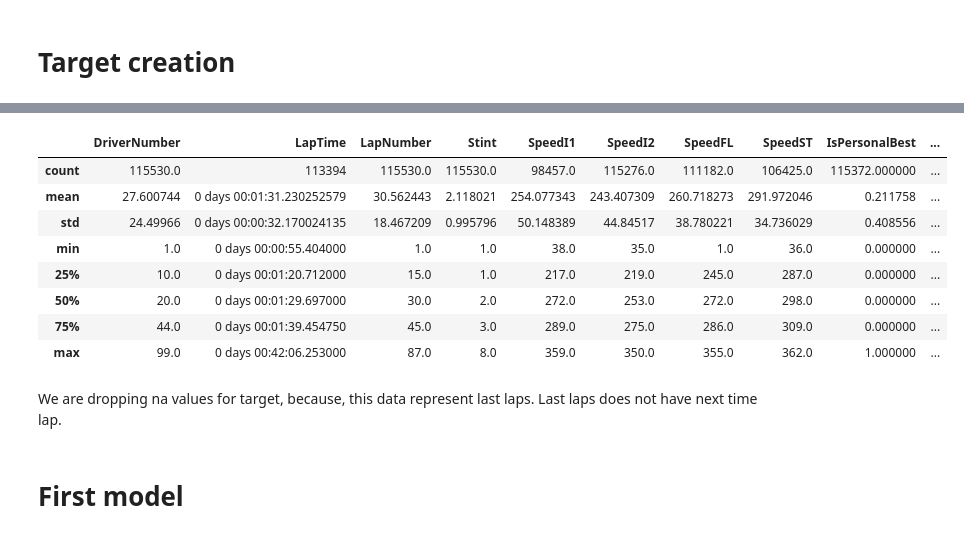
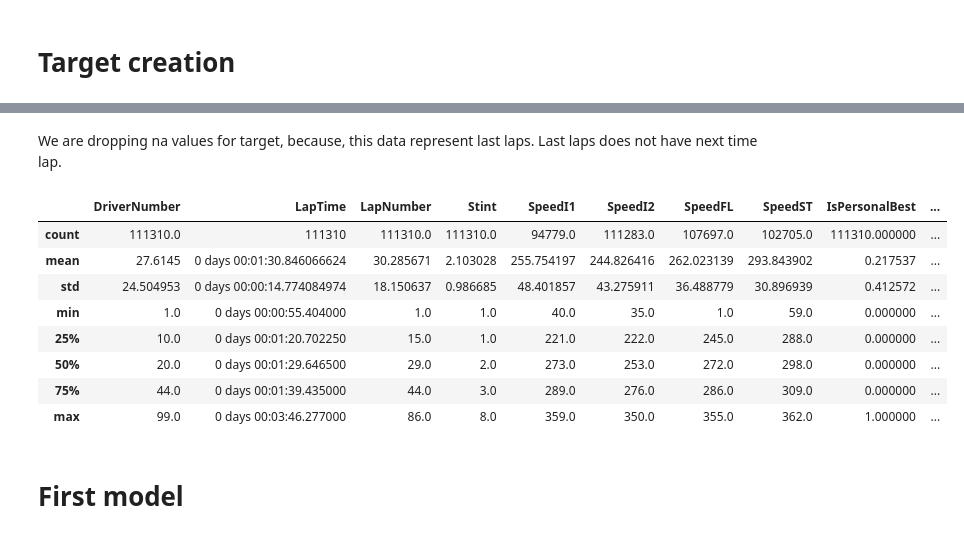
Before and after one commit to Ognjeniii/f1-predictions, a Jupyter notebook: Model3.ipynb, the cells around one changed output, grey strips where cells are left out. Cells and saved outputs as stored; diff of their text form; code cells hidden in the pictures.

Commit message:
target changed, model 2

```diff
--- a/Model3.ipynb
+++ b/Model3.ipynb
@@ -103,5 +103,3 @@ df_laps = df_laps[df_laps['LapTime'] <= pd.Timedelta(minutes=4)]
 df_laps['LapTime_ms'] = df_laps['LapTime'].dt.total_seconds() * 1000
 # %%
 df_laps = df_laps.sort_values(['Season', 'Round', 'EventName', 'Driver', 'LapNumber'])
-# %%
-df_laps['target'] = df_laps['LapTime_ms'].shift(-1)
@@ -116,0 +106,8 @@ df_laps.head()
+# %%
+df_laps['target'] = (
+    df_laps
+    .groupby(['Season', 'Round', 'EventName', 'Driver'])['LapTime_ms']
+    .shift(-1)
+)
+# %% [markdown]
+We are dropping na values for target, because, this data represent last laps. Last laps does not have next time lap.
@@ -117,14 +118,12 @@ df_laps.head()
 # %%
-df_laps.describe()
+df.describe()
 # %% [output]
 |  | DriverNumber | LapTime | LapNumber | Stint | SpeedI1 | SpeedI2 | SpeedFL | SpeedST | IsPersonalBest | ... |
-| count | 115530.0 | 113394 | 115530.0 | 115530.0 | 98457.0 | 115276.0 | 111182.0 | 106425.0 | 115372.000000 | ... |
-| mean | 27.600744 | 0 days 00:01:31.230252579 | 30.562443 | 2.118021 | 254.077343 | 243.407309 | 260.718273 | 291.972046 | 0.211758 | ... |
-| std | 24.49966 | 0 days 00:00:32.170024135 | 18.467209 | 0.995796 | 50.148389 | 44.84517 | 38.780221 | 34.736029 | 0.408556 | ... |
-| min | 1.0 | 0 days 00:00:55.404000 | 1.0 | 1.0 | 38.0 | 35.0 | 1.0 | 36.0 | 0.000000 | ... |
-| 25% | 10.0 | 0 days 00:01:20.712000 | 15.0 | 1.0 | 217.0 | 219.0 | 245.0 | 287.0 | 0.000000 | ... |
-| 50% | 20.0 | 0 days 00:01:29.697000 | 30.0 | 2.0 | 272.0 | 253.0 | 272.0 | 298.0 | 0.000000 | ... |
-| 75% | 44.0 | 0 days 00:01:39.454750 | 45.0 | 3.0 | 289.0 | 275.0 | 286.0 | 309.0 | 0.000000 | ... |
-| max | 99.0 | 0 days 00:42:06.253000 | 87.0 | 8.0 | 359.0 | 350.0 | 355.0 | 362.0 | 1.000000 | ... |
+| count | 111310.0 | 111310 | 111310.0 | 111310.0 | 94779.0 | 111283.0 | 107697.0 | 102705.0 | 111310.000000 | ... |
+| mean | 27.6145 | 0 days 00:01:30.846066624 | 30.285671 | 2.103028 | 255.754197 | 244.826416 | 262.023139 | 293.843902 | 0.217537 | ... |
+| std | 24.504953 | 0 days 00:00:14.774084974 | 18.150637 | 0.986685 | 48.401857 | 43.275911 | 36.488779 | 30.896939 | 0.412572 | ... |
+| min | 1.0 | 0 days 00:00:55.404000 | 1.0 | 1.0 | 40.0 | 35.0 | 1.0 | 59.0 | 0.000000 | ... |
+| 25% | 10.0 | 0 days 00:01:20.702250 | 15.0 | 1.0 | 221.0 | 222.0 | 245.0 | 288.0 | 0.000000 | ... |
+| 50% | 20.0 | 0 days 00:01:29.646500 | 29.0 | 2.0 | 273.0 | 253.0 | 272.0 | 298.0 | 0.000000 | ... |
+| 75% | 44.0 | 0 days 00:01:39.435000 | 44.0 | 3.0 | 289.0 | 276.0 | 286.0 | 309.0 | 0.000000 | ... |
+| max | 99.0 | 0 days 00:03:46.277000 | 86.0 | 8.0 | 359.0 | 350.0 | 355.0 | 362.0 | 1.000000 | ... |
-# %% [markdown]
-We are dropping na values for target, because, this data represent last laps. Last laps does not have next time lap.
```
Also changed, not shown: parts of 36 cells of this notebook.
